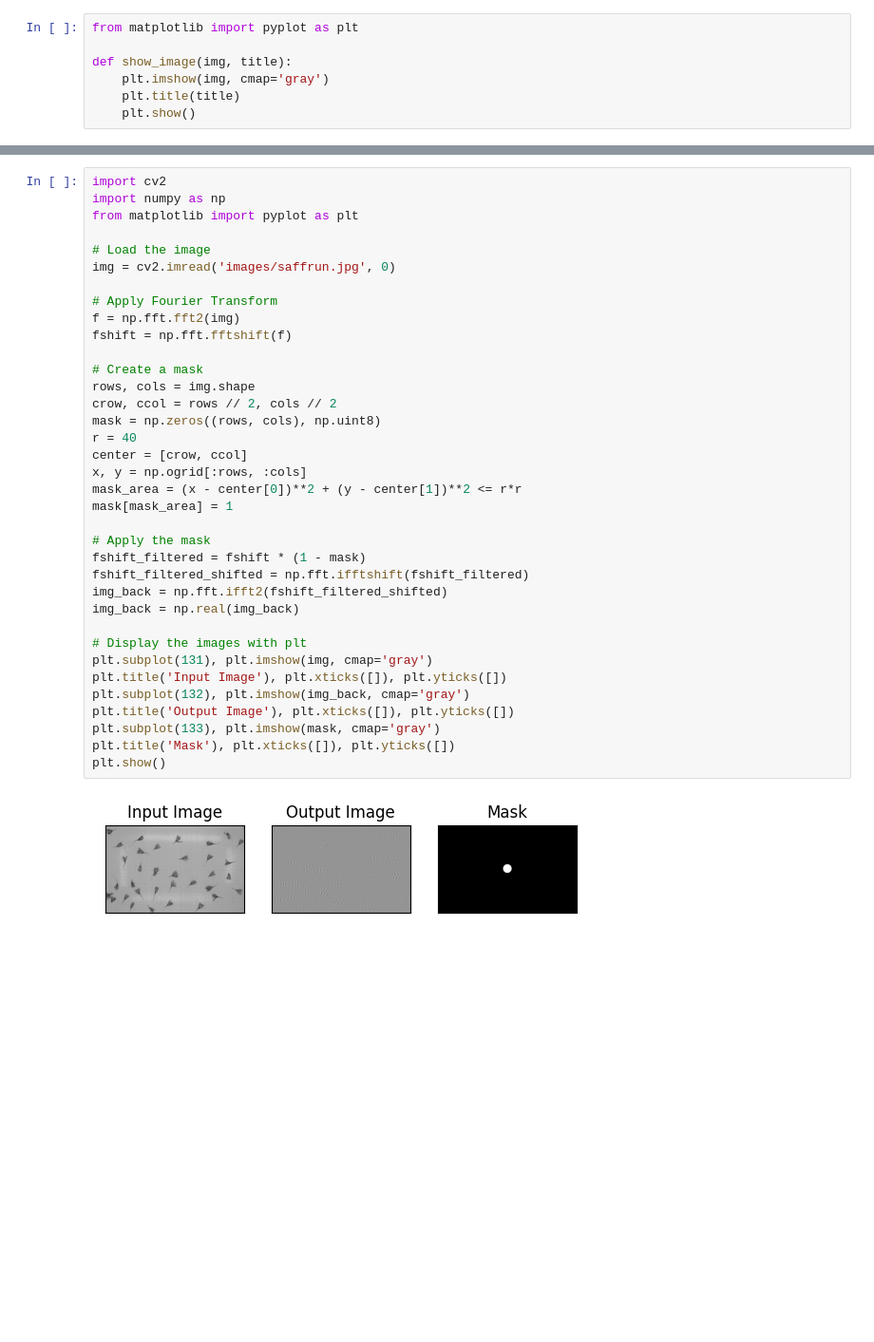
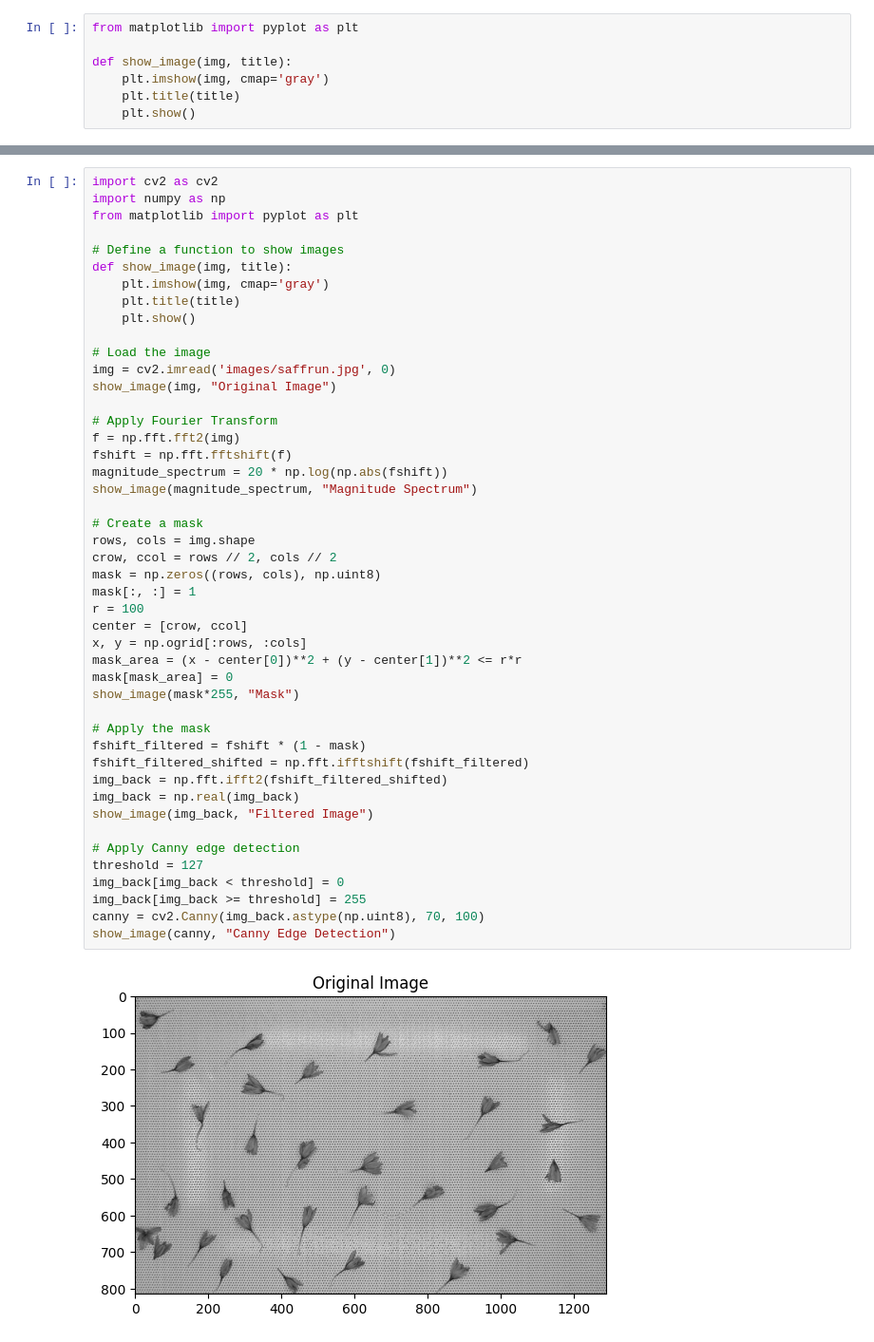
Before and after one commit to mhhasani/computer-vision, a Jupyter notebook: HW2/Q2.ipynb, the cells around one changed output, grey strips where cells are left out. Shown: that part at 95% size. Cells and saved outputs as stored; diff of their text form; blank space fills up the shorter version.

```diff
--- a/HW2/Q2.ipynb
+++ b/HW2/Q2.ipynb
@@ -64,38 +10,48 @@ plt.show()
 # %%
-import cv2
+import cv2 as cv2
 import numpy as np
 from matplotlib import pyplot as plt
 
+# Define a function to show images
+def show_image(img, title):
+    plt.imshow(img, cmap='gray')
+    plt.title(title)
+    plt.show()
+
 # Load the image
 img = cv2.imread('images/saffrun.jpg', 0)
+show_image(img, "Original Image")
 
 # Apply Fourier Transform
 f = np.fft.fft2(img)
 fshift = np.fft.fftshift(f)
+magnitude_spectrum = 20 * np.log(np.abs(fshift))
+show_image(magnitude_spectrum, "Magnitude Spectrum")
 
 # Create a mask
 rows, cols = img.shape
 crow, ccol = rows // 2, cols // 2
 mask = np.zeros((rows, cols), np.uint8)
-r = 40
+mask[:, :] = 1
+r = 100
 center = [crow, ccol]
 x, y = np.ogrid[:rows, :cols]
 mask_area = (x - center[0])**2 + (y - center[1])**2 <= r*r
-mask[mask_area] = 1
+mask[mask_area] = 0
+show_image(mask*255, "Mask")
 
 # Apply the mask
 fshift_filtered = fshift * (1 - mask)
 fshift_filtered_shifted = np.fft.ifftshift(fshift_filtered)
 img_back = np.fft.ifft2(fshift_filtered_shifted)
 img_back = np.real(img_back)
+show_image(img_back, "Filtered Image")
 
-# Display the images with plt
-plt.subplot(131), plt.imshow(img, cmap='gray')
-plt.title('Input Image'), plt.xticks([]), plt.yticks([])
-plt.subplot(132), plt.imshow(img_back, cmap='gray')
-plt.title('Output Image'), plt.xticks([]), plt.yticks([])
-plt.subplot(133), plt.imshow(mask, cmap='gray')
-plt.title('Mask'), plt.xticks([]), plt.yticks([])
-plt.show()
+# Apply Canny edge detection
+threshold = 127
+img_back[img_back < threshold] = 0
+img_back[img_back >= threshold] = 255
+canny = cv2.Canny(img_back.astype(np.uint8), 70, 100)
+show_image(canny, "Canny Edge Detection")
 # %% [output]
-[figure, old version]
+[figure, new version]
```
Also changed, not shown: parts of 4 cells of this notebook.
